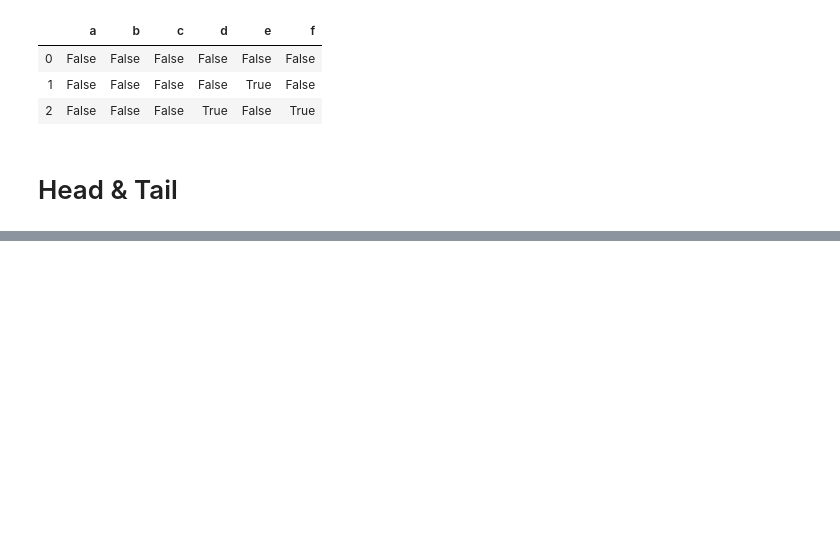
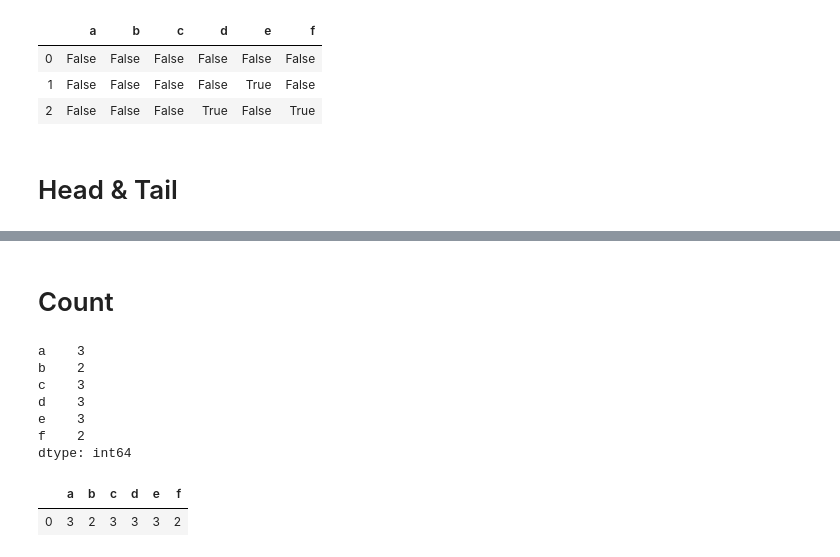
Before and after one commit to najafmurtaza/Analytica, a Jupyter notebook: Test Lib.ipynb, the cells around one changed output, grey strips where cells are left out. Saved outputs shown, nothing was run; the diff lists cells and outputs as text; code cells hidden in the pictures; blank space fills up the shorter version.

Commit message:
added `count` method

```diff
--- a/Test Lib.ipynb
+++ b/Test Lib.ipynb
@@ -809,0 +810,15 @@ alt_df.tail(2)
+# %% [markdown]
+# Count
+# %%
+print(pd_df.count())
+alt_df.count()
+# %% [output]
+a    3
+b    2
+c    3
+d    3
+e    3
+f    2
+dtype: int64
+|  | a | b | c | d | e | f |
+| 0 | 3 | 2 | 3 | 3 | 3 | 2 |
```
Also changed, not shown: parts of 31 cells of this notebook, 2 other files.
